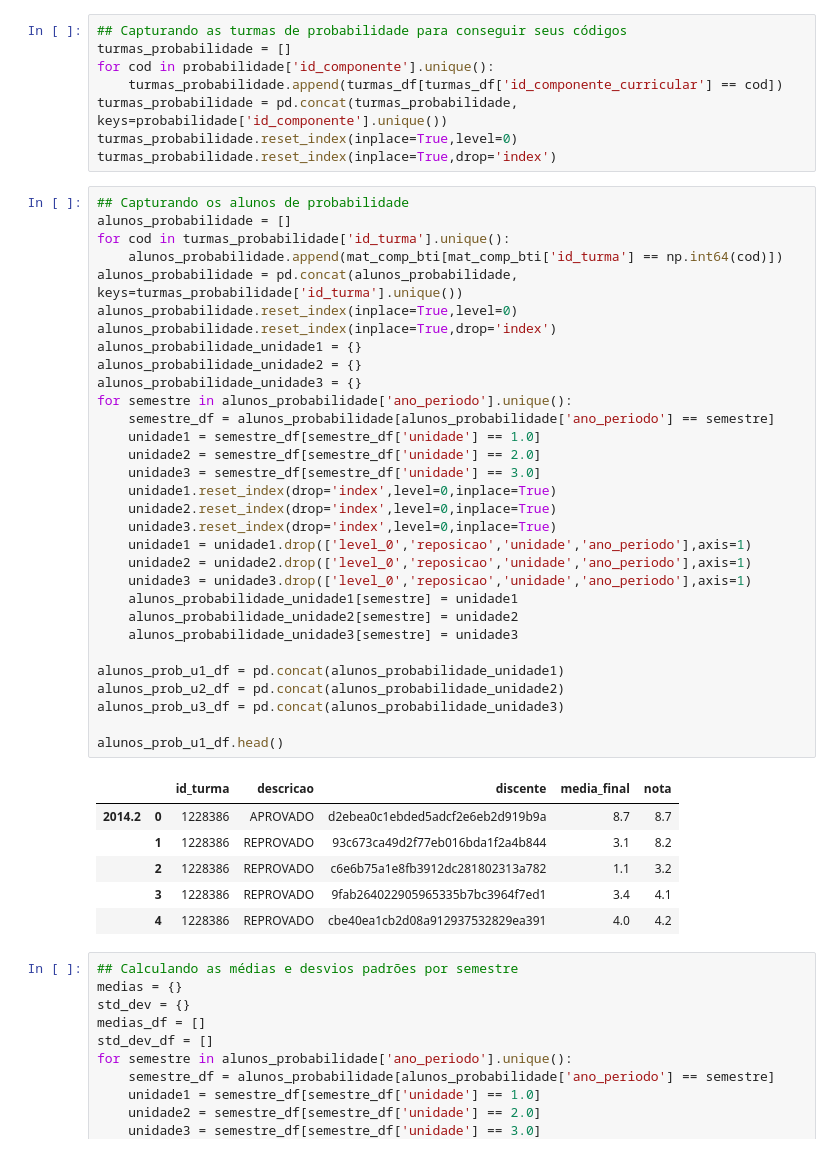
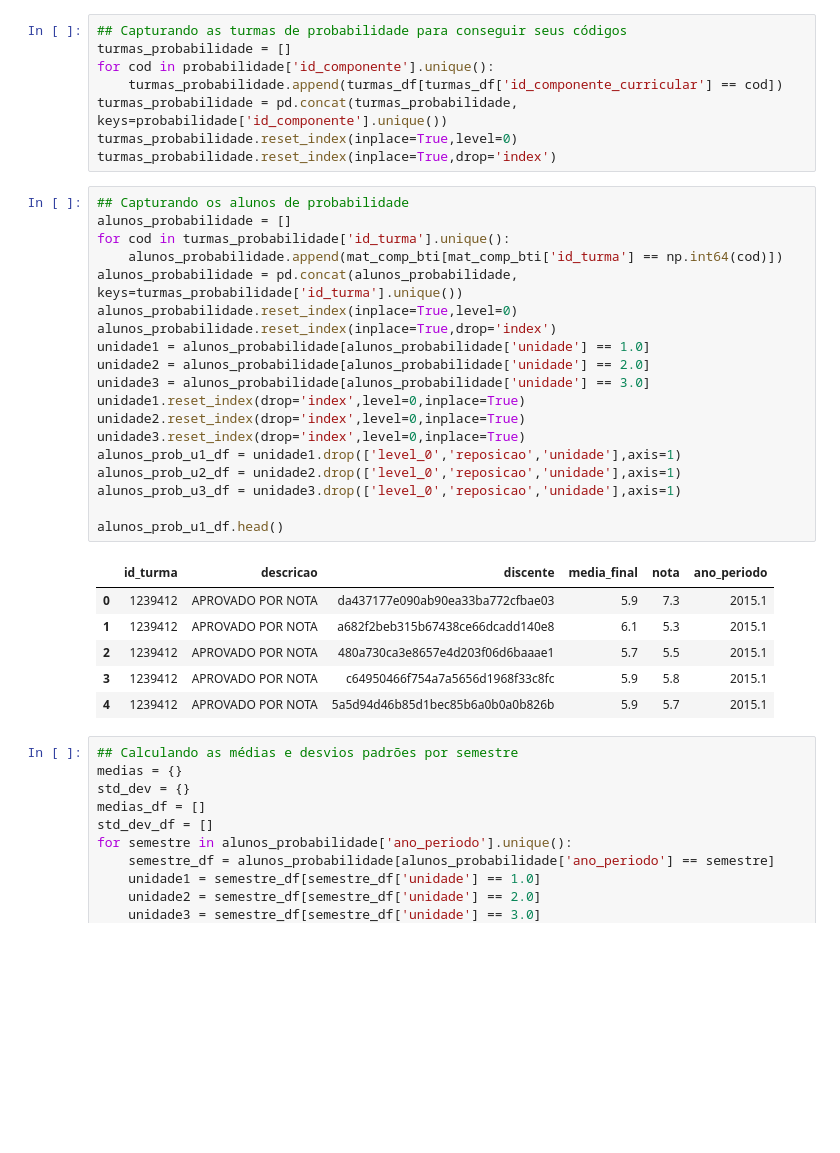
Before and after one commit to ailsonfds/IMD0033_Probabilidade, a Jupyter notebook: Atividades/Unidade 02/Trabalho_Unidade_2.ipynb, the cells around one changed output. Saved outputs shown, nothing was run; the diff lists cells and outputs as text; blank space fills up the shorter version.

```diff
--- a/Atividades/Unidade 02/Trabalho_Unidade_2.ipynb
+++ b/Atividades/Unidade 02/Trabalho_Unidade_2.ipynb
@@ -194,41 +195,29 @@ turmas_probabilidade.reset_index(inplace=True,drop='index')
 # %%
 ## Capturando os alunos de probabilidade
 alunos_probabilidade = []
 for cod in turmas_probabilidade['id_turma'].unique():
     alunos_probabilidade.append(mat_comp_bti[mat_comp_bti['id_turma'] == np.int64(cod)])
 alunos_probabilidade = pd.concat(alunos_probabilidade, keys=turmas_probabilidade['id_turma'].unique())
 alunos_probabilidade.reset_index(inplace=True,level=0)
 alunos_probabilidade.reset_index(inplace=True,drop='index')
-alunos_probabilidade_unidade1 = {}
-alunos_probabilidade_unidade2 = {}
-alunos_probabilidade_unidade3 = {}
-for semestre in alunos_probabilidade['ano_periodo'].unique():
-    semestre_df = alunos_probabilidade[alunos_probabilidade['ano_periodo'] == semestre]
-    unidade1 = semestre_df[semestre_df['unidade'] == 1.0]
-    unidade2 = semestre_df[semestre_df['unidade'] == 2.0]
-    unidade3 = semestre_df[semestre_df['unidade'] == 3.0]
-    unidade1.reset_index(drop='index',level=0,inplace=True)
-    unidade2.reset_index(drop='index',level=0,inplace=True)
-    unidade3.reset_index(drop='index',level=0,inplace=True)
-    unidade1 = unidade1.drop(['level_0','reposicao','unidade','ano_periodo'],axis=1)
-    unidade2 = unidade2.drop(['level_0','reposicao','unidade','ano_periodo'],axis=1)
-    unidade3 = unidade3.drop(['level_0','reposicao','unidade','ano_periodo'],axis=1)
-    alunos_probabilidade_unidade1[semestre] = unidade1
-    alunos_probabilidade_unidade2[semestre] = unidade2
-    alunos_probabilidade_unidade3[semestre] = unidade3
-
-alunos_prob_u1_df = pd.concat(alunos_probabilidade_unidade1)
-alunos_prob_u2_df = pd.concat(alunos_probabilidade_unidade2)
-alunos_prob_u3_df = pd.concat(alunos_probabilidade_unidade3)
+unidade1 = alunos_probabilidade[alunos_probabilidade['unidade'] == 1.0]
+unidade2 = alunos_probabilidade[alunos_probabilidade['unidade'] == 2.0]
+unidade3 = alunos_probabilidade[alunos_probabilidade['unidade'] == 3.0]
+unidade1.reset_index(drop='index',level=0,inplace=True)
+unidade2.reset_index(drop='index',level=0,inplace=True)
+unidade3.reset_index(drop='index',level=0,inplace=True)
+alunos_prob_u1_df = unidade1.drop(['level_0','reposicao','unidade'],axis=1)
+alunos_prob_u2_df = unidade2.drop(['level_0','reposicao','unidade'],axis=1)
+alunos_prob_u3_df = unidade3.drop(['level_0','reposicao','unidade'],axis=1)
 
 alunos_prob_u1_df.head()
 # %% [output]
-|  |  | id_turma | descricao | discente | media_final | nota |
-| 2014.2 | 0 | 1228386 | APROVADO | d2ebea0c1ebded5adcf2e6eb2d919b9a | 8.7 | 8.7 |
-|  | 1 | 1228386 | REPROVADO | 93c673ca49d2f77eb016bda1f2a4b844 | 3.1 | 8.2 |
-|  | 2 | 1228386 | REPROVADO | c6e6b75a1e8fb3912dc281802313a782 | 1.1 | 3.2 |
-|  | 3 | 1228386 | REPROVADO | 9fab264022905965335b7bc3964f7ed1 | 3.4 | 4.1 |
-|  | 4 | 1228386 | REPROVADO | cbe40ea1cb2d08a912937532829ea391 | 4.0 | 4.2 |
+|  | id_turma | descricao | discente | media_final | nota | ano_periodo |
+| 0 | 1239412 | APROVADO POR NOTA | da437177e090ab90ea33ba772cfbae03 | 5.9 | 7.3 | 2015.1 |
+| 1 | 1239412 | APROVADO POR NOTA | a682f2beb315b67438ce66dcadd140e8 | 6.1 | 5.3 | 2015.1 |
+| 2 | 1239412 | APROVADO POR NOTA | 480a730ca3e8657e4d203f06d6baaae1 | 5.7 | 5.5 | 2015.1 |
+| 3 | 1239412 | APROVADO POR NOTA | c64950466f754a7a5656d1968f33c8fc | 5.9 | 5.8 | 2015.1 |
+| 4 | 1239412 | APROVADO POR NOTA | 5a5d94d46b85d1bec85b6a0b0a0b826b | 5.9 | 5.7 | 2015.1 |
 # %%
 ## Calculando as médias e desvios padrões por semestre
 medias = {}
```
Also changed, not shown: parts of 1 cell of this notebook.
